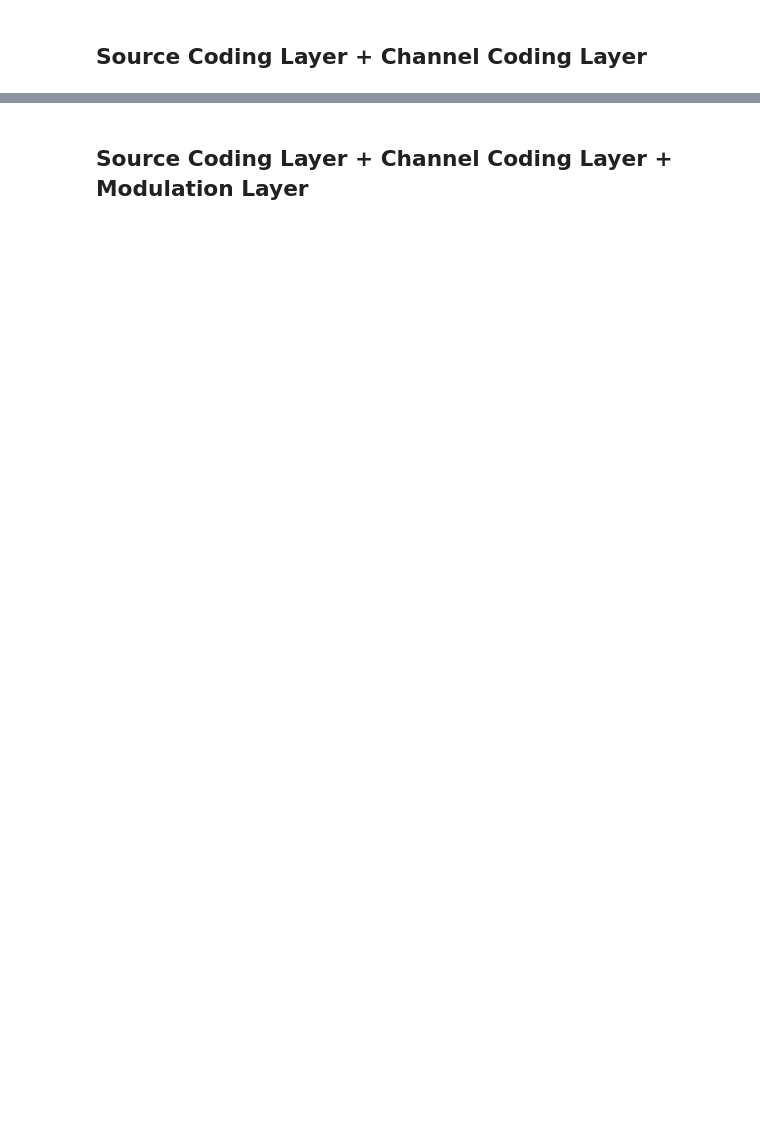
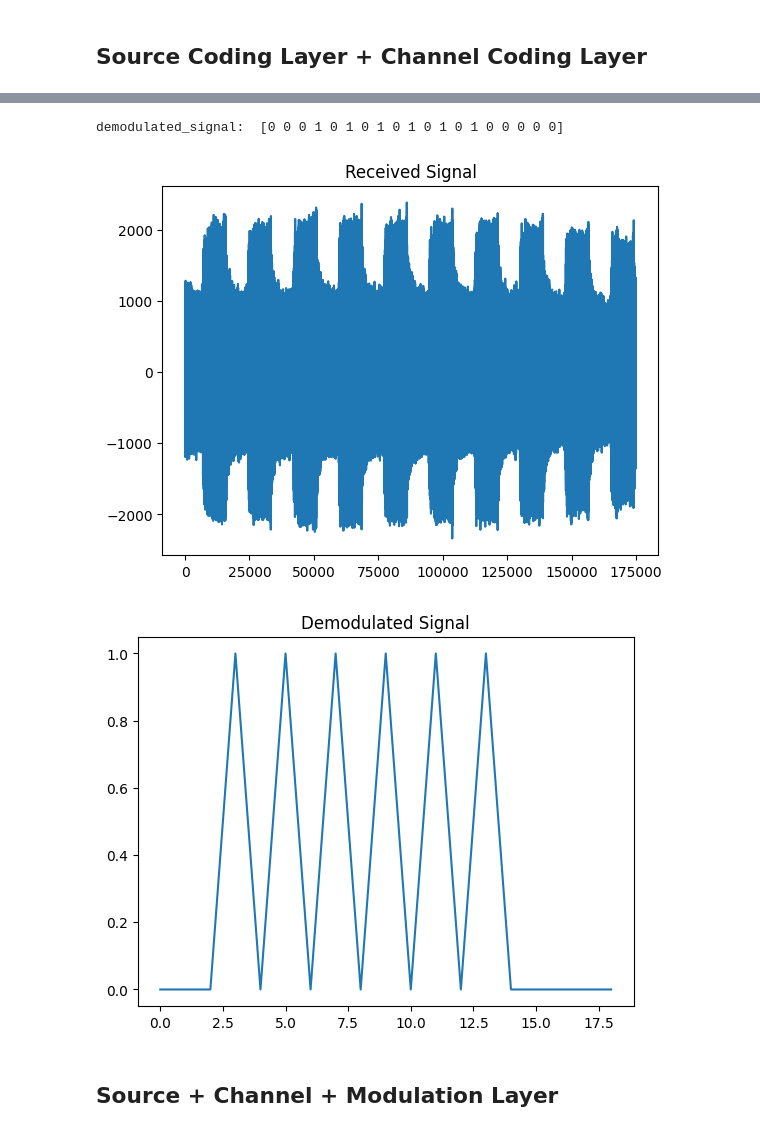
Before and after one commit to mimmo02/Transmission-Competition, a Jupyter notebook: Transmission_Competition_Complete.ipynb, the cells around one changed output, grey strips where cells are left out. Saved outputs shown, nothing was run; the diff lists cells and outputs as text; code cells hidden in the pictures; blank space fills up the shorter version.

```diff
--- a/Transmission_Competition_Complete.ipynb
+++ b/Transmission_Competition_Complete.ipynb
@@ -249,5 +319,37 @@ Depending on the grocery store, customers can purchase fruits in a few different
+# %%
+import TC_Functions as TC
+import matplotlib.pyplot as plt
+import numpy as np
+
+#record the data from the microphone
+#fs_M_RX, received_signal = TC.record_audio(int(44e3))
+
+# Plot the received signal
+# plt.figure()
+# plt.plot(received_signal)
+
+
+
+# read the received signal from the CSV file
+received_signal = np.genfromtxt('RX_modulated_trial.csv', delimiter=',')
+plt.figure()
+plt.plot(received_signal)
+plt.title('Received Signal')
+
+# AM demodulation
+demodulated_signal = TC.am_demodulate(received_signal,fs=44e3, fc=1e3, num_cycles=200)
+
+# Plot the demodulated signal
+plt.figure()
+plt.plot(demodulated_signal)
+plt.title('Demodulated Signal')
+print("demodulated_signal: ", demodulated_signal)
+# %% [output]
+demodulated_signal:  [0 0 0 1 0 1 0 1 0 1 0 1 0 1 0 0 0 0 0]
+[figure, added]
+[figure, added]
 # %% [markdown]
-## Source Coding Layer + Channel Coding Layer + Modulation Layer
+## Source + Channel + Modulation Layer
 # %%
 # legenda:
 # ----------------------Transmitter (TX)--------------------
```
Also changed, not shown: parts of 6 cells of this notebook, 2 other files.
